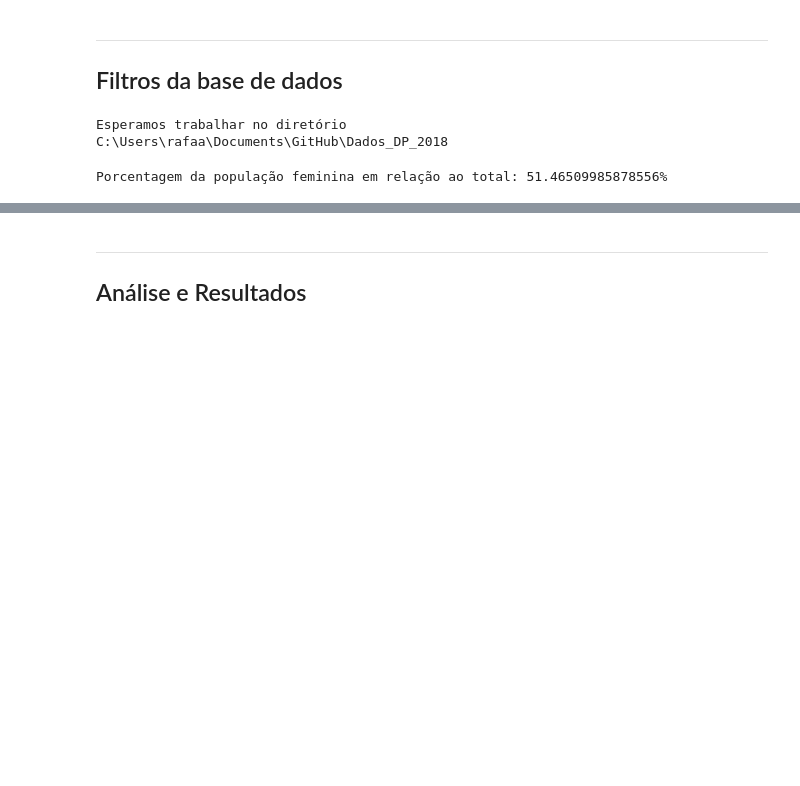
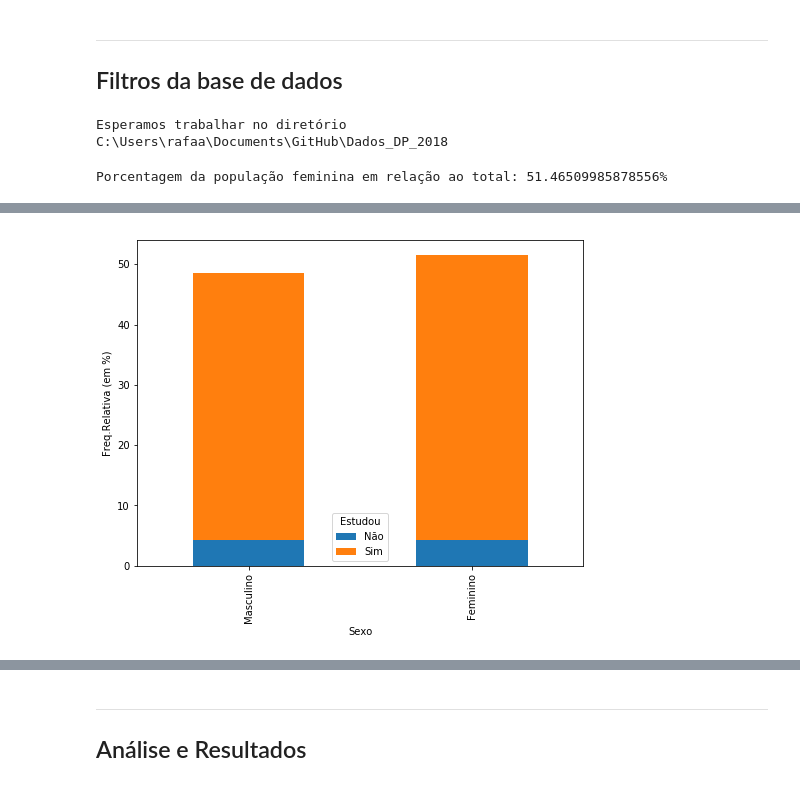
Before and after one commit to slimkaki/Dados_DP_2018, a Jupyter notebook: Projeto1 Pnad.ipynb, the cells around one changed output, grey strips where cells are left out. Drawn from its saved outputs; the diff is of its cells as text; code cells hidden in the pictures; blank space fills up the shorter version.

```diff
--- a/Projeto1 Pnad.ipynb
+++ b/Projeto1 Pnad.ipynb
@@ -110,0 +118,9 @@ df2015[(df2015.Sexo=='Feminino')|(df2015['Frequenta escola ou creche']=='Sim')]
+# %%
+ct1= (pd.crosstab(df2015.Sexo, df2015['Já estudou ou estuda'], margins=True, rownames=['Sexo'], colnames=['Estudou'], normalize=True)*100).round(decimals=1)
+
+ct5 = ct1.iloc[0:2,0:2]
+plot = ct5.plot(kind='bar',stacked=True,figsize=(8,6))
+plt.ylabel('Freq.Relativa (em %)')
+plt.show()
+# %% [output]
+[figure, added]
```
Also changed, not shown: parts of 9 cells of this notebook.
